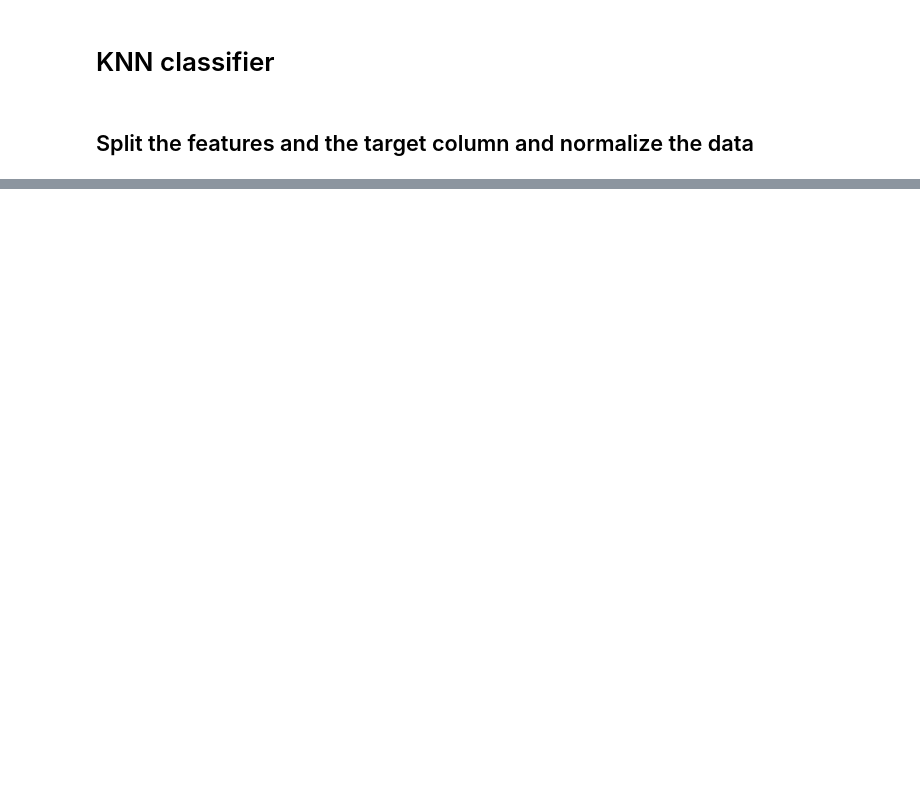
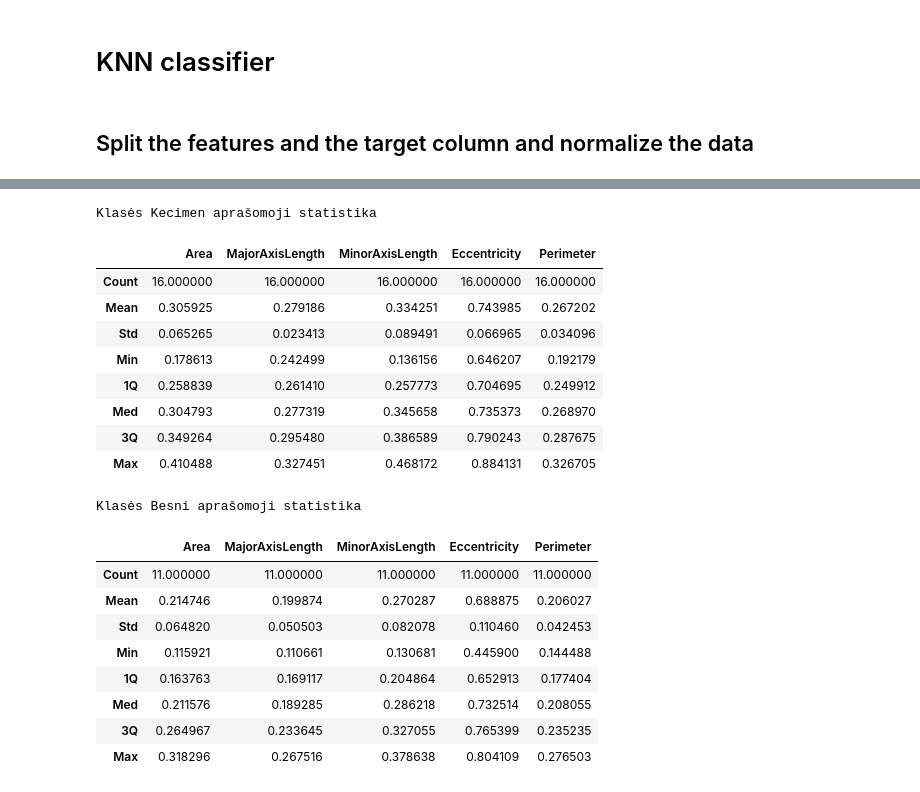
Before and after one commit to neiios/dtmm-task-4, a Jupyter notebook: knn.ipynb, the cells around one changed output, grey strips where cells are left out. Drawn from its saved outputs; the diff is of its cells as text; code cells hidden in the pictures; blank space fills up the shorter version.

```diff
--- a/knn.ipynb
+++ b/knn.ipynb
@@ -122,0 +132,53 @@ plt.show()
+# %%
+def display_stats_tables_by_class(df: pd.DataFrame, label: str):
+    rename_map = {
+        "mean": "Mean",
+        "std": "Std",
+        "min": "Min",
+        "50%": "Med",
+        "25%": "1Q",
+        "75%": "3Q",
+        "max": "Max",
+        "count": "Count"
+    }
+
+    for cn in ["Kecimen", "Besni"]:
+        stat_df = (
+            df.loc[df["Class"] == cn].describe().T.rename(columns=rename_map).T
+        )
+
+        stat_df.to_latex(
+            f"./stat-{cn.lower()}-knn.tex",
+            float_format="%.3f",
+            caption=f"Klasės {cn} aprašomoji statistika",
+            label=f"tab:knn-{label}-{cn.lower()}",
+            escape=True,
+            bold_rows=True,
+        )
+
+        print(f"Klasės {cn} aprašomoji statistika")
+        display(stat_df)
+
+
+display_stats_tables_by_class(df=test_df.loc[list(wrong_predictions)], label="stat-wrong")
+# %% [output]
+Klasės Kecimen aprašomoji statistika
+|  | Area | MajorAxisLength | MinorAxisLength | Eccentricity | Perimeter |
+| Count | 16.000000 | 16.000000 | 16.000000 | 16.000000 | 16.000000 |
+| Mean | 0.305925 | 0.279186 | 0.334251 | 0.743985 | 0.267202 |
+| Std | 0.065265 | 0.023413 | 0.089491 | 0.066965 | 0.034096 |
+| Min | 0.178613 | 0.242499 | 0.136156 | 0.646207 | 0.192179 |
+| 1Q | 0.258839 | 0.261410 | 0.257773 | 0.704695 | 0.249912 |
+| Med | 0.304793 | 0.277319 | 0.345658 | 0.735373 | 0.268970 |
+| 3Q | 0.349264 | 0.295480 | 0.386589 | 0.790243 | 0.287675 |
+| Max | 0.410488 | 0.327451 | 0.468172 | 0.884131 | 0.326705 |
+Klasės Besni aprašomoji statistika
+|  | Area | MajorAxisLength | MinorAxisLength | Eccentricity | Perimeter |
+| Count | 11.000000 | 11.000000 | 11.000000 | 11.000000 | 11.000000 |
+| Mean | 0.214746 | 0.199874 | 0.270287 | 0.688875 | 0.206027 |
+| Std | 0.064820 | 0.050503 | 0.082078 | 0.110460 | 0.042453 |
+| Min | 0.115921 | 0.110661 | 0.130681 | 0.445900 | 0.144488 |
+| 1Q | 0.163763 | 0.169117 | 0.204864 | 0.652913 | 0.177404 |
+| Med | 0.211576 | 0.189285 | 0.286218 | 0.732514 | 0.208055 |
+| 3Q | 0.264967 | 0.233645 | 0.327055 | 0.765399 | 0.235235 |
+| Max | 0.318296 | 0.267516 | 0.378638 | 0.804109 | 0.276503 |
```
Also changed, not shown: parts of 9 cells of this notebook, 1 other file.
